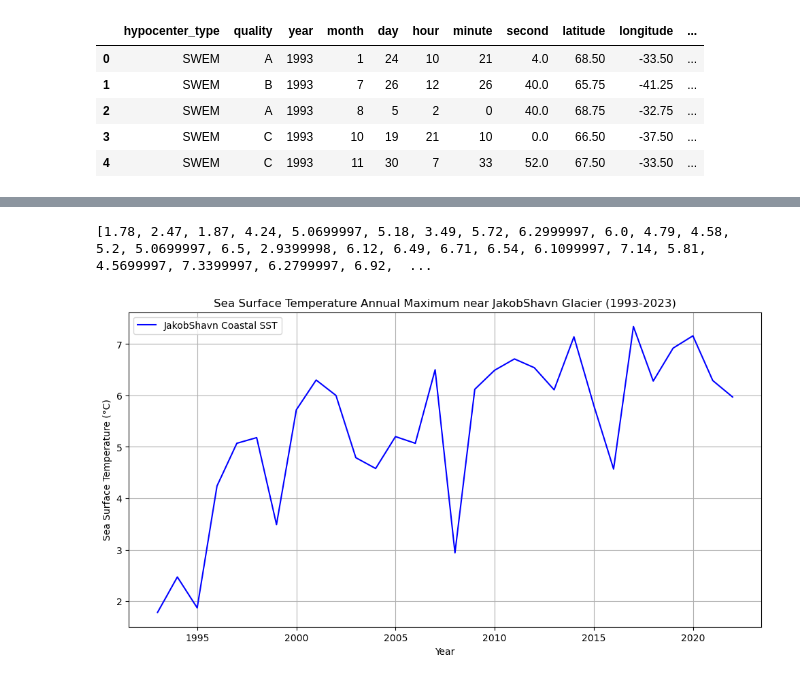
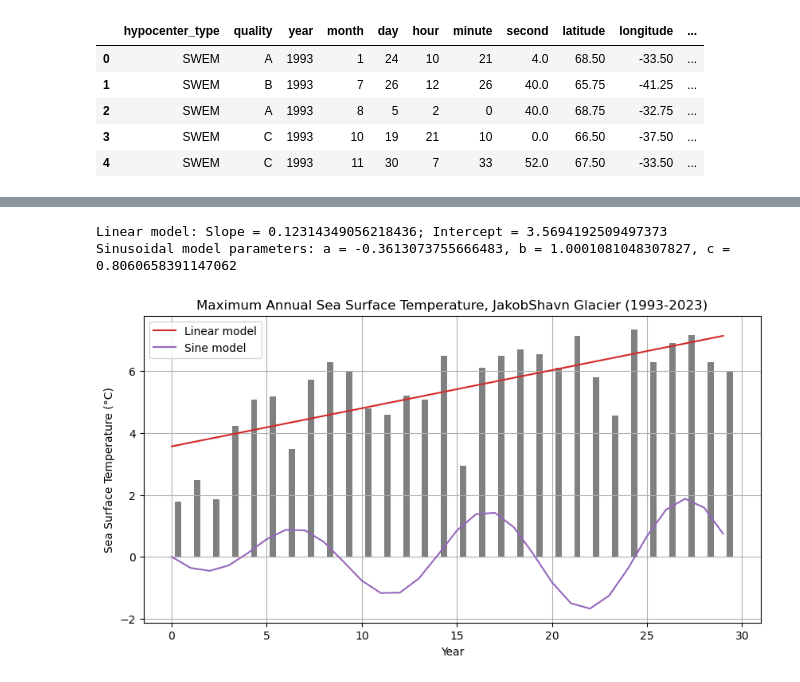
Before and after one commit to dev-harlan/CES_2024_Online, a Jupyter notebook: Final Prj/CES_FinalProj-dHarlan-4.ipynb, the cells around one changed output, grey strips where cells are left out. Cells and saved outputs as stored; diff of their text form; code cells hidden in the pictures.

```diff
--- a/Final Prj/CES_FinalProj-dHarlan-4.ipynb
+++ b/Final Prj/CES_FinalProj-dHarlan-4.ipynb
@@ -223,27 +204,54 @@ ERROR 1: PROJ: proj_create_from_database: Open of /opt/sw/anaconda3/2023.09/envs
 # %%
-# NM you just need to get the maximum month for each year!
+# Get the maximum for each year
 
-# Group the data by year
 sst_westYearsGrp = sst_west.groupby("time.year")
 
 maxVals = []
 years = list(range(1993, 2023))
 
-# I'm sure there's a way to do this w/out a for loop but I'm old school:
 for year in years:
     ymax = sst_westYearsGrp[year].values.max()
     maxVals.append(ymax)
 
-print(maxVals)
-plt.figure(figsize=(12, 6))
-plt.plot(years, maxVals, label='JakobShavn Coastal SST', color='blue')
+#print(maxVals)
 
+# Linear Regression w/ Numpy
+sst_t = np.arange(len(years))
+slope, intercept = np.polyfit(sst_t, maxVals, deg=1)
+sst_resultLinear = slope * sst_t + intercept
+print(f"Linear model: Slope = {slope}; Intercept = {intercept}")
+
+# sin model
+def sinfunc(x, a, b, c):
+    # base decadal frequency = 0.1 # f = p/t = 1 period / 10 years = 1/10 = 0.1
+    # a = amplitude coefficient
+    # b = frequency change as function of t
+    # c = wave phase
+    y = a*x**0.5 * np.sin(2*np.pi*x*(0.1-x*b) + c)
+    return y
+
+# Get the model parameters
+mest_sin = optimize.curve_fit(sinfunc, xdata = sst_t, ydata=maxVals)[0]
+print(f"Sinusoidal model parameters: a = { mest_sin[0] }, b = { mest_sin[1] }, c = { mest_sin[2] }")
+
+# Calc the time series using new model parameters
+sst_resultSin = sinfunc(sst_t, mest_sin[0], mest_sin[1], mest_sin[2])
+
+
+# Plot
+fig, ax = plt.subplots(figsize=(10,5))
+
+bar_width = 1/3
+ax.bar(sst_t + bar_width, maxVals, bar_width, color='gray')
+plt.plot(sst_t, sst_resultLinear, color='tab:red', label="Linear model")
+plt.plot(sst_t, sst_resultSin, color='tab:purple', label="Sine model")
 plt.xlabel('Year')
 plt.ylabel('Sea Surface Temperature (°C)')
-plt.title('Sea Surface Temperature Annual Maximum near JakobShavn Glacier (1993-2023)')
+plt.title('Maximum Annual Sea Surface Temperature, JakobShavn Glacier (1993-2023)')
 plt.legend()
 plt.grid(True)
 plt.show()
 # %% [output]
-[1.78, 2.47, 1.87, 4.24, 5.0699997, 5.18, 3.49, 5.72, 6.2999997, 6.0, 4.79, 4.58, 5.2, 5.0699997, 6.5, 2.9399998, 6.12, 6.49, 6.71, 6.54, 6.1099997, 7.14, 5.81, 4.5699997, 7.3399997, 6.2799997, 6.92,  ...
+Linear model: Slope = 0.12314349056218436; Intercept = 3.5694192509497373
+Sinusoidal model parameters: a = -0.3613073755666483, b = 1.0001081048307827, c = 0.8060658391147062
-[figure, old version]
+[figure, new version]
```
Also changed, not shown: parts of 17 cells of this notebook, 1 other file.
